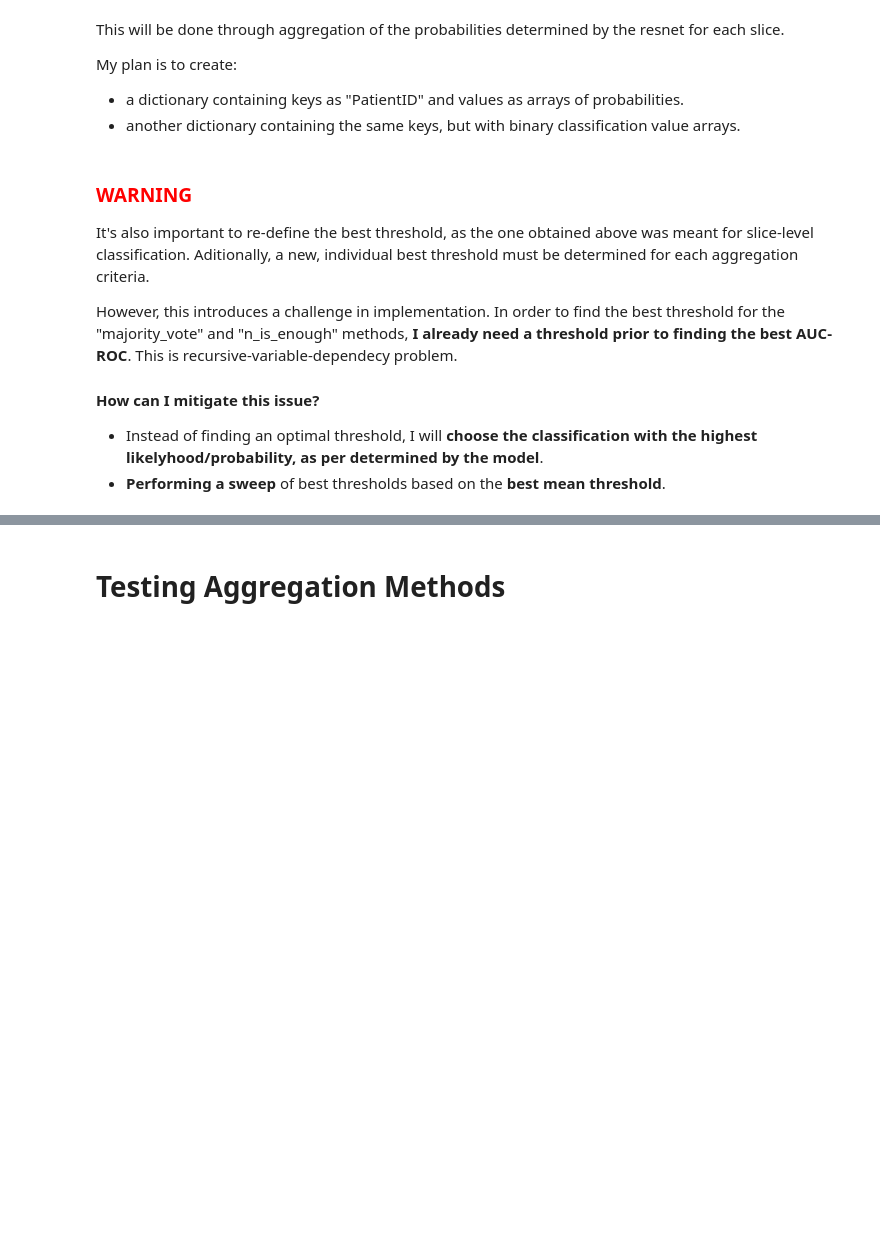
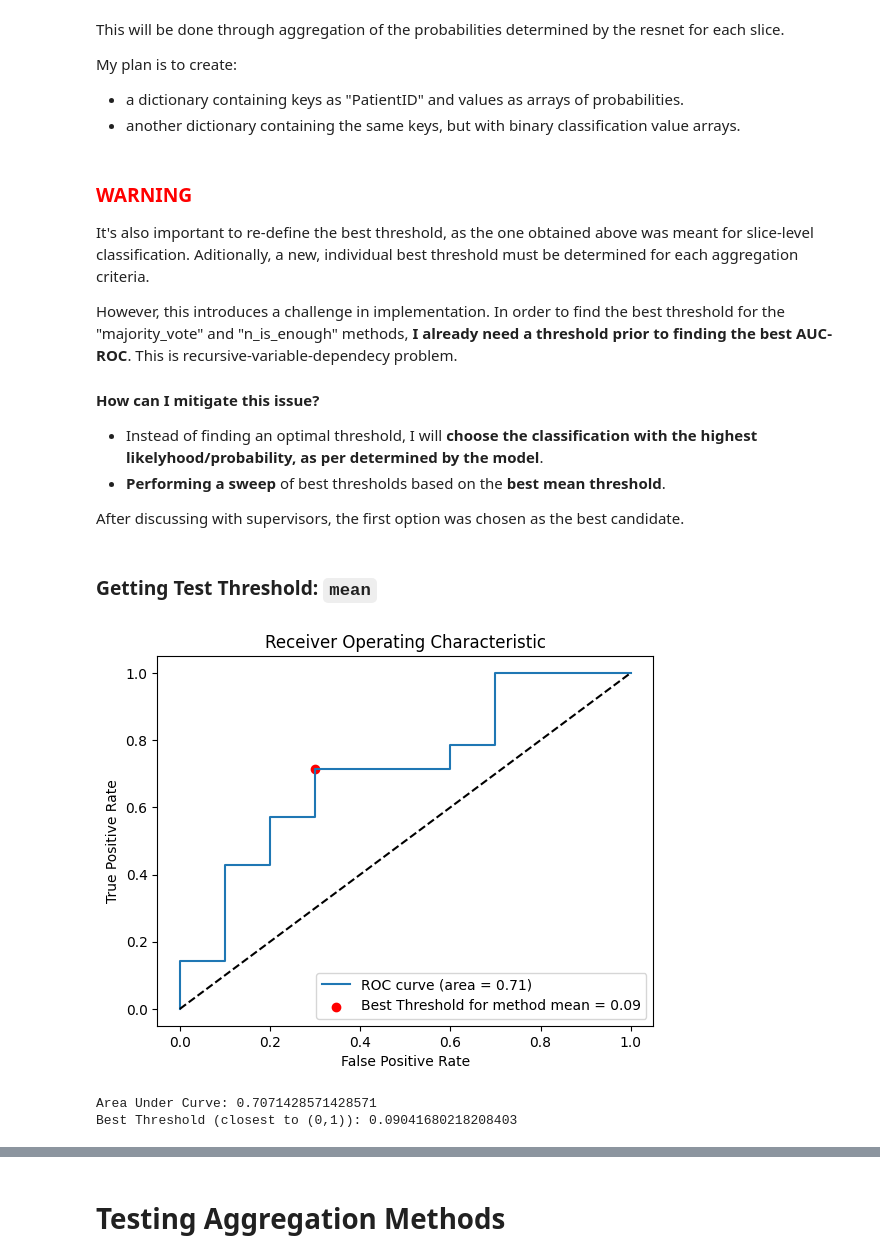
Before and after one commit to rafael-andre1/AI-for-Interstitial-Lung-Disease-Classification, a Jupyter notebook: 3 - resnetTesting/3.3 - evalAsPatient/Part 1 - aggregateProbabilities.ipynb, the cells around one changed output, grey strips where cells are left out. Saved outputs shown, nothing was run; the diff lists cells and outputs as text; code cells hidden in the pictures; blank space fills up the shorter version.

Commit message:
Getting best threshold for each aggregation method (Part1)

```diff
--- a/3 - resnetTesting/3.3 - evalAsPatient/Part 1 - aggregateProbabilities.ipynb
+++ b/3 - resnetTesting/3.3 - evalAsPatient/Part 1 - aggregateProbabilities.ipynb
@@ -474,4 +474,6 @@ However, this introduces a challenge in implementation. In order to find the bes
 
  - Instead of finding an optimal threshold, I will **choose the classification with the highest likelyhood/probability, as per determined by the model**.
  - **Performing a sweep** of best thresholds based on the **best mean threshold**.
+
+After discussing with supervisors, the first option was chosen as the best candidate.
 # %%
@@ -635,3 +642,11 @@ def getROCAggregateINCOMPLETE(model, dataset, aggregate_criteria="mean", thresho
     print("Best Threshold (closest to (0,1)):", best_threshold)
 
     return best_threshold, roc_auc
+# %% [markdown]
+### Getting Test Threshold: `mean`
+# %%
+mean_thresh, mean_roc_auc = getROCAggregate(resnet_eval, test_dataset, threshold_eval, aggregate_criteria="mean")
+# %% [output]
+[figure, added]
+Area Under Curve: 0.7071428571428571
+Best Threshold (closest to (0,1)): 0.09041680218208403
```
Also changed, not shown: parts of 5 cells of this notebook, 2 other files.
